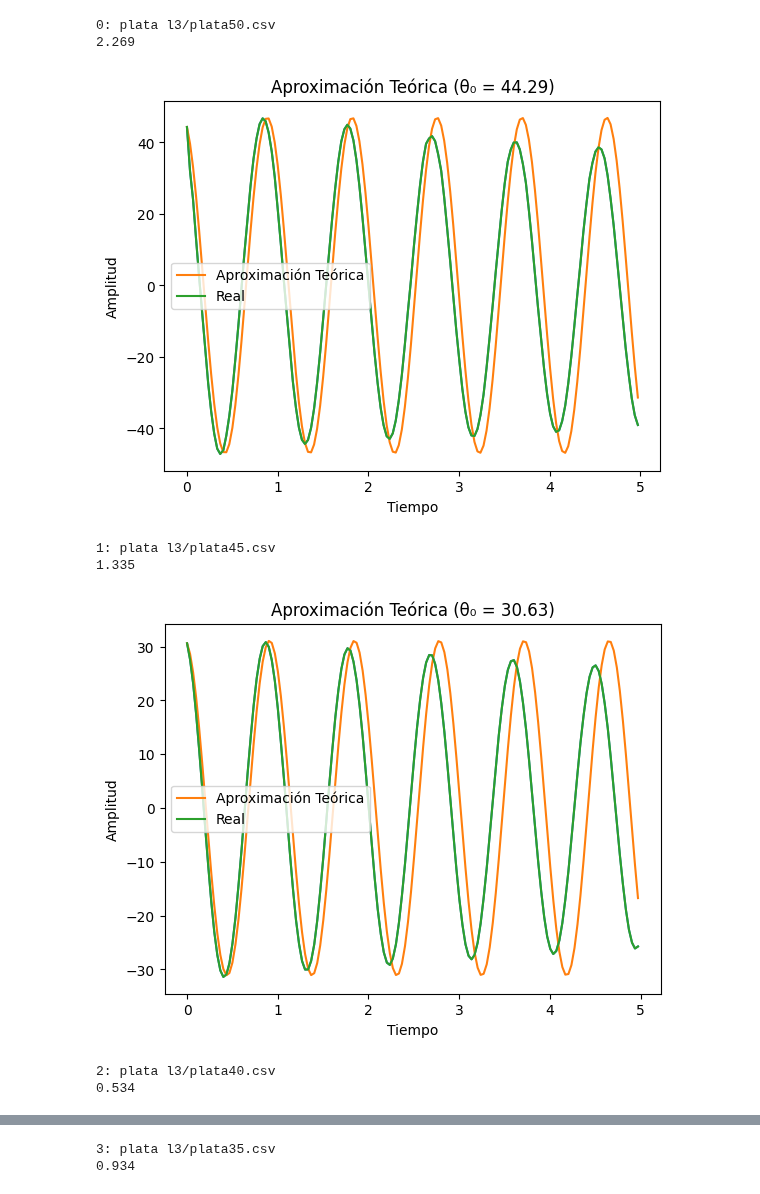
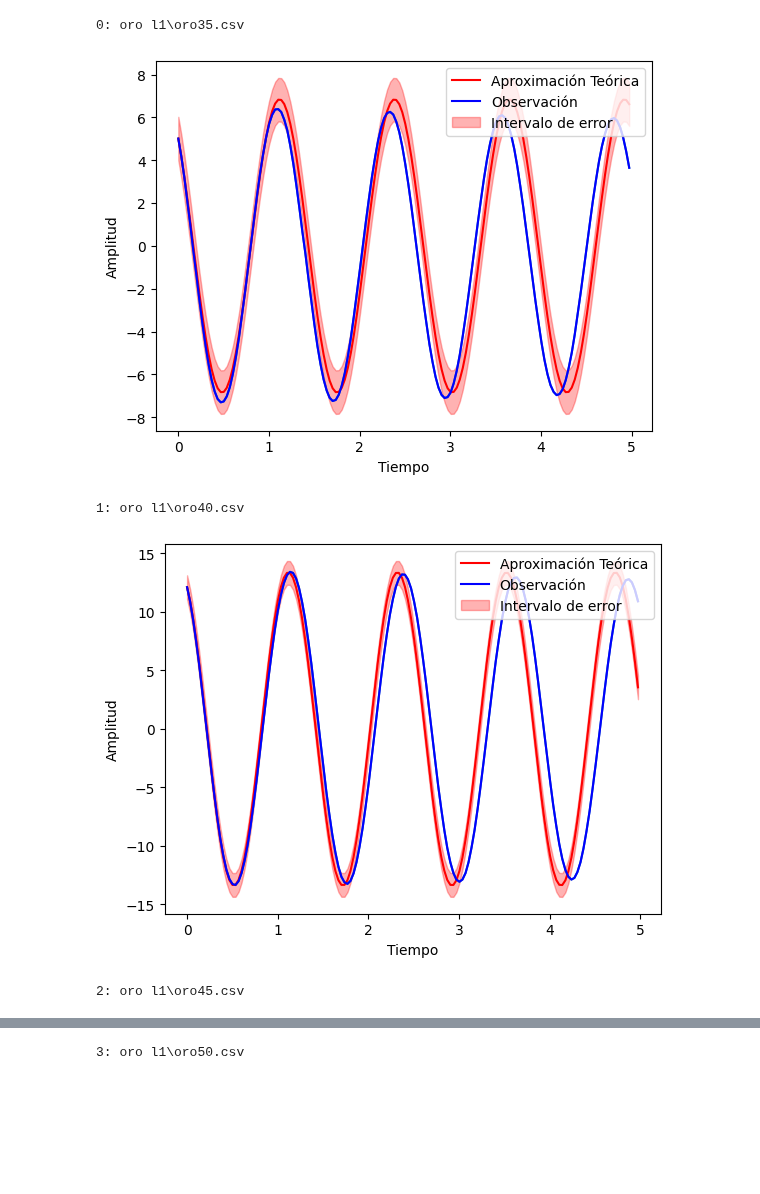
Before and after one commit to FacuVCanale/TP1-FISICA, a Jupyter notebook: code/error_movimiento.ipynb, the cells around one changed output, grey strips where cells are left out. Cells and saved outputs as stored; diff of their text form; code cells hidden in the pictures; blank space fills up the shorter version.

```diff
--- a/code/error_movimiento.ipynb
+++ b/code/error_movimiento.ipynb
@@ -7,25 +8,18 @@ from sklearn.linear_model import LinearRegression
 # %%
 def plot_data(data):
-    x_label = data.columns[0]
-    y_label = data.columns[1]
-    plt.plot(data[x_label], data[y_label])
-    plt.xlabel(x_label)
-    plt.ylabel(y_label)
+    plt.plot(data["t"], data["θr"])
+    plt.xlabel("t")
+    plt.ylabel("θr")
 # %%
 def get_largo(data):
     data_r = data["r"]
     return data_r.mean()
 # %%
-def format_pd(data, feature):
+def format_pd(data):
     data = data.dropna()
     # Arranca en t = 0
-    print(data["t"].iloc[0])
     data["t"] = data["t"] - data["t"].iloc[0]
     # Selecciona la columna de interés
-    try:
-        data = data[["t", feature]]
-    except KeyError:
-        data = data[["t", "θ"]]
     data = data[data["t"] <=5]
     return data
 # %%
@@ -68,23 +89,26 @@ def get_frecuencia(data):
 # %%
-import os
-import pandas as pd
-import matplotlib.pyplot as plt
-import numpy as np
-
 def plot_approximation(data, tita0, amplitud, frecuencia, periodo):
+    dicc = gen_dicc(data)
     x = data["t"]
     delta = np.arcsin(tita0 / amplitud)
     y = amplitud * np.sin(2 * np.pi * (-frecuencia) * x + delta)
 
-    plt.plot(x, y, label='Aproximación Teórica')  # Señal teórica
-    plt.plot(x, data["θr"], label='Observada')  # Señal observada
+    plt.plot(x, y, color="red", label='Aproximación Teórica')  # Señal teórica
+    plt.plot(x, data["θr"], color="blue", label='Observación')  # Señal observada
+
+    y_izq = amplitud * np.sin(2 * np.pi * (-frecuencia) * (x - dicc["dt"]) + delta) - dicc["dθr"]
+    y_der = amplitud * np.sin(2 * np.pi * (-frecuencia) * (x + dicc["dt"]) + delta) + dicc["dθr"]
+    plt.fill_between(x,
+                     y_izq,
+                     y_der,
+                     color="red", alpha=0.3, label='Intervalo de error')
     plt.xlabel('Tiempo')
     plt.ylabel('Amplitud')
 
     # Modificación del título para incluir el ángulo inicial
-    plt.title(f'Aproximación Teórica (θ₀ = {tita0:.2f})')  # Añadiendo θ₀ al título
+    #plt.title(f'Aproximación Teórica (θ₀ = {tita0:.2f})')  # Añadiendo θ₀ al título
 
-    plt.legend()
+    plt.legend(loc='upper right')
     plt.show()
 
 def calculate_theoretical_signal(data, tita0, amplitud, frecuencia, T):
@@ -106,7 +130,7 @@ def load_datasets(input_dir):
 def process_dataset(dataset_path):
     data = pd.read_csv(dataset_path)
     L = get_largo(data)
-    data = format_pd(data, "θr")
+    data = format_pd(data)
     plot_data(data)
     tita0, amplitud, T, frecuencia = get_tita0(data), get_amplitud(data), get_periodo(data), get_frecuencia(data)
     return data, tita0, amplitud, T, frecuencia
@@ -122,7 +146,7 @@ def plot_MSE(data, theoretical_signal):
     plt.xlabel('Tiempo')
     plt.ylabel('Error Cuadrático Medio')
     plt.legend()
-    plt.title('Error Cuadrático Medio en el Tiempo')
+    #plt.title('Error Cuadrático Medio en el Tiempo')
     plt.show()
 
 def plot_cumulative_error(data, theoretical_signal):
@@ -130,39 +154,37 @@ def plot_cumulative_error(data, theoretical_signal):
         absolute_error = np.abs(data['θr'] - theoretical_signal)
     except KeyError:
         print(data)
         absolute_error = np.abs(data['θ'] - theoretical_signal)
 
     cumulative_error = np.cumsum(absolute_error)
 
     plt.figure()
     plt.plot(data['t'], cumulative_error, label='Error Absoluto Acumulativo')
     plt.xlabel('Tiempo')
     plt.ylabel('Error Absoluto Acumulativo')
     plt.legend()
-    plt.title('Error Absoluto Acumulativo en el Tiempo')
+    #plt.title('Error Absoluto Acumulativo en el Tiempo')
     plt.show()
 
 def graphs():
     input_dir = os.path.join('..', 'datasets')
     datasets = load_datasets(input_dir)
 
     for i, dataset in enumerate(datasets):
         print(f"{i}: {dataset}")
         dataset_path = os.path.join(input_dir, dataset)
         data, tita0, amplitud, T, frecuencia = process_dataset(dataset_path)
+
         plot_approximation(data, tita0=tita0, amplitud=amplitud, frecuencia=frecuencia, periodo=T)
 
         theoretical_signal = calculate_theoretical_signal(data, tita0, amplitud, frecuencia, T)
         # plot_MSE(data, theoretical_signal)
         # plot_cumulative_error(data, theoretical_signal)
 
 graphs()
 # %% [output]
-0: plata l3/plata50.csv
-2.269
+0: oro l1\oro35.csv
-[figure, old version]
+[figure, new version]
-1: plata l3/plata45.csv
-1.335
+1: oro l1\oro40.csv
-[figure, old version]
+[figure, new version]
-2: plata l3/plata40.csv
-0.534
+2: oro l1\oro45.csv
@@ -170,2 +192 @@ graphs()
-3: plata l3/plata35.csv
-0.934
+3: oro l1\oro50.csv
```
Also changed, not shown: parts of 3 cells of this notebook, 3 other files.
